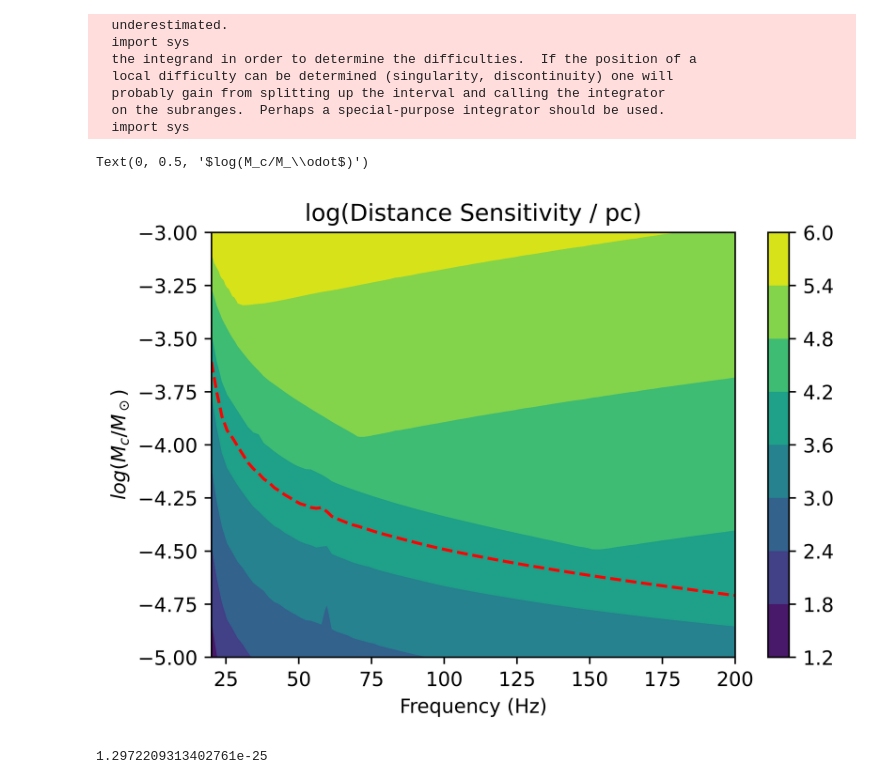
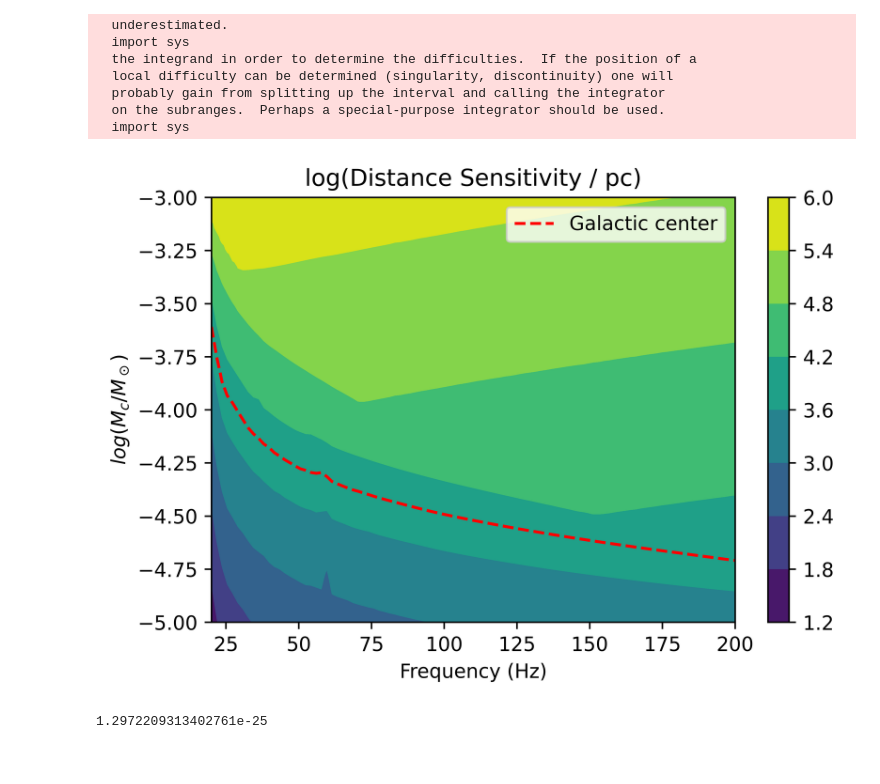
Before and after one commit to Lu-Neil/PBHs, a Jupyter notebook: Resampling/Analytic_sensitivity.ipynb, the cells around one changed output. Saved outputs shown, nothing was run; the diff lists cells and outputs as text; code cells hidden in the pictures.

```diff
--- a/Resampling/Analytic_sensitivity.ipynb
+++ b/Resampling/Analytic_sensitivity.ipynb
@@ -93,13 +93,17 @@ sens_grid = np.divide(sens_grid, 3e16)
 # %%
 pl.contourf(fspace, np.log10(Mspace), np.log10(sens_grid))
 pl.colorbar()
 pl.contour(fspace, np.log10(Mspace), np.log10(sens_grid), [np.log10(8000)], colors = 'red', linestyles = '--')
 pl.title(r'log(Distance Sensitivity / pc)')
 pl.xlabel("Frequency (Hz)")
 pl.ylabel(r'$log(M_c/M_\odot$)')
+
+from matplotlib.lines import Line2D
+line = Line2D([0], [0], label='Galactic center', color='r', ls = '--')
+pl.legend(handles = [line])
+# pl.savefig("Distance_sensitivity.jpg", format = "jpeg")
 # %% [output]
-Text(0, 0.5, '$log(M_c/M_\\odot$)')
-[figure, old version]
+[figure, new version]
 # %%
 def h0_calc(d, f, M):
     m_corr = M*2e30
```
Also changed, not shown: 11 other files.
